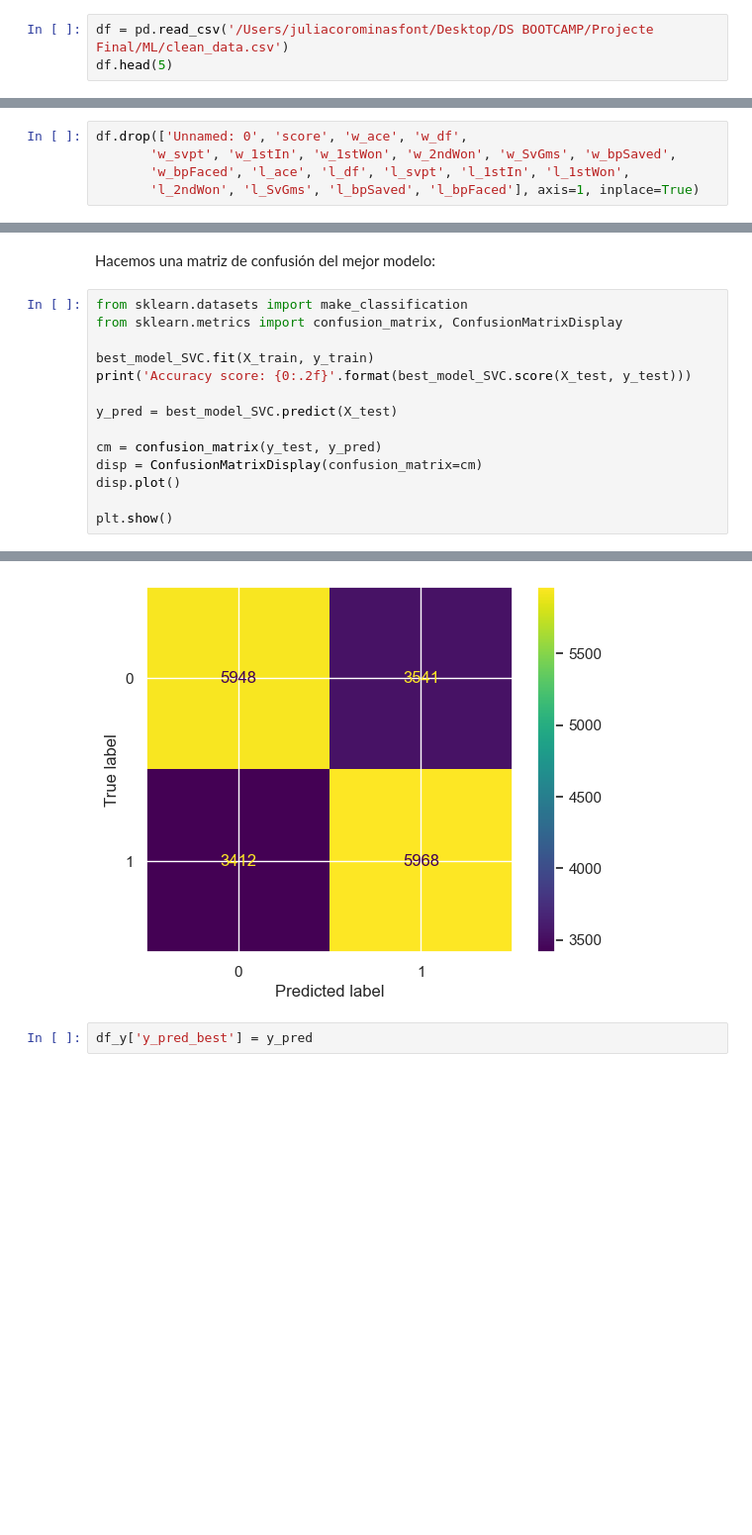
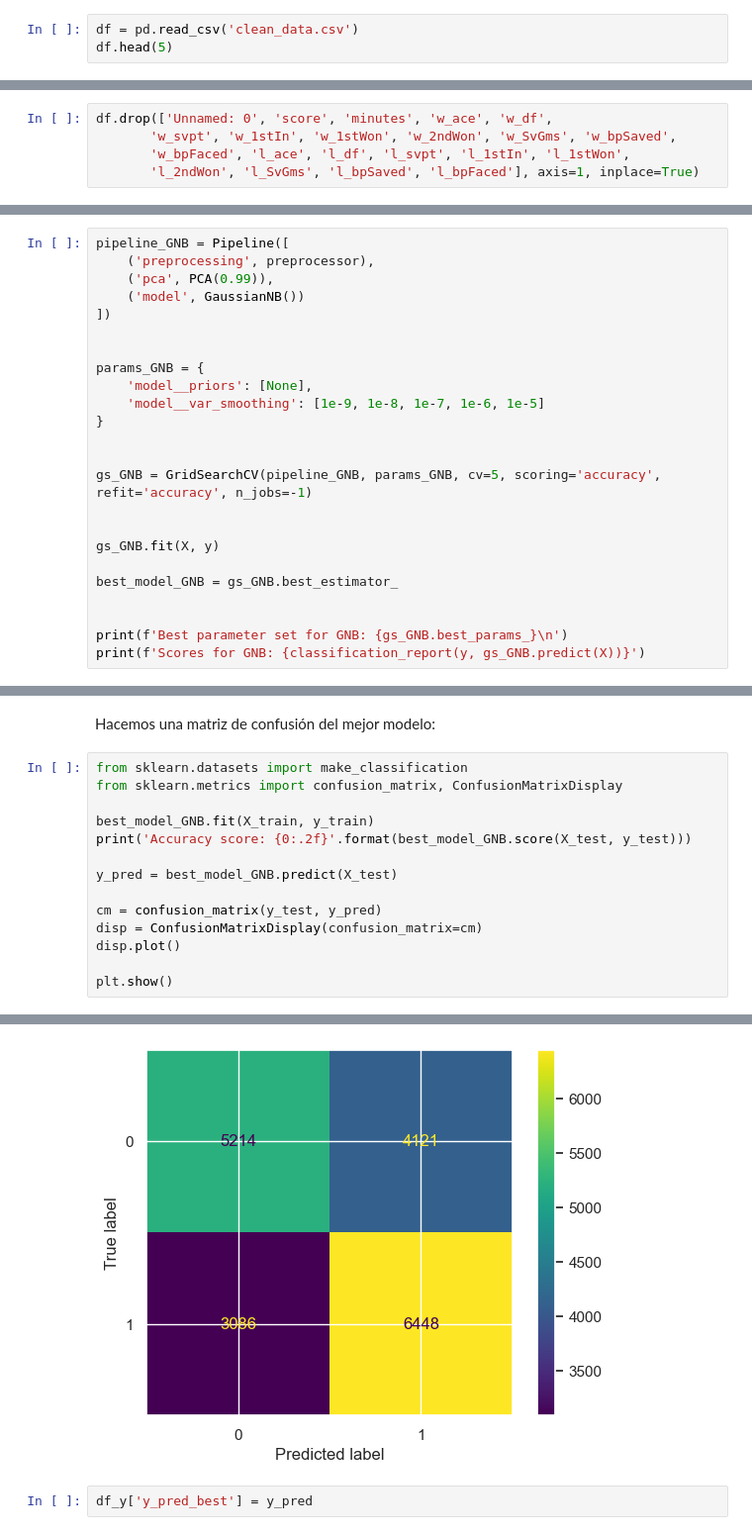
Before and after one commit to JCDataAnalysis/proyecto-ds-bootcamp, a Jupyter notebook: ML_v2.ipynb, the cells around one changed output, grey strips where cells are left out. Shown at 99% size. Cells and saved outputs as stored; diff of their text form; blank space fills up the shorter version.

```diff
--- a/ML_v2.ipynb
+++ b/ML_v2.ipynb
@@ -37,7 +37,7 @@ from joblib import dump,load
 import warnings
 warnings.filterwarnings("ignore")
 # %%
-df = pd.read_csv('/Users/juliacorominasfont/Desktop/DS BOOTCAMP/Projecte Final/ML/clean_data.csv')
+df = pd.read_csv('clean_data.csv')
 df.head(5)
 # %% [output]
 |  | Unnamed: 0 | tourney_id | tourney_name | surface | draw_size | tourney_level | tourney_date | match_num | ... |
@@ -52,5 +52,5 @@ Primero, eliminamos la variable 'score' y también los atributos relacionados co
 # %%
-df.drop(['Unnamed: 0', 'score', 'w_ace', 'w_df',
+df.drop(['Unnamed: 0', 'score', 'minutes', 'w_ace', 'w_df',
        'w_svpt', 'w_1stIn', 'w_1stWon', 'w_2ndWon', 'w_SvGms', 'w_bpSaved',
        'w_bpFaced', 'l_ace', 'l_df', 'l_svpt', 'l_1stIn', 'l_1stWon',
        'l_2ndWon', 'l_SvGms', 'l_bpSaved', 'l_bpFaced'], axis=1, inplace=True)
@@ -521,0 +477,24 @@ weighted avg       0.64      0.64      0.64     94344
+# %%
+pipeline_GNB = Pipeline([
+    ('preprocessing', preprocessor),
+    ('pca', PCA(0.99)),
+    ('model', GaussianNB())
+])
+
+
+params_GNB = {
+    'model__priors': [None],
+    'model__var_smoothing': [1e-9, 1e-8, 1e-7, 1e-6, 1e-5]
+}
+
+
+gs_GNB = GridSearchCV(pipeline_GNB, params_GNB, cv=5, scoring='accuracy', refit='accuracy', n_jobs=-1)
+
+
+gs_GNB.fit(X, y)
+
+best_model_GNB = gs_GNB.best_estimator_
+
+
+print(f'Best parameter set for GNB: {gs_GNB.best_params_}\n')
+print(f'Scores for GNB: {classification_report(y, gs_GNB.predict(X))}')
@@ -525,10 +532,10 @@ Hacemos una matriz de confusión del mejor modelo:
 from sklearn.datasets import make_classification
 from sklearn.metrics import confusion_matrix, ConfusionMatrixDisplay
 
-best_model_SVC.fit(X_train, y_train)
-print('Accuracy score: {0:.2f}'.format(best_model_SVC.score(X_test, y_test)))
+best_model_GNB.fit(X_train, y_train)
+print('Accuracy score: {0:.2f}'.format(best_model_GNB.score(X_test, y_test)))
 
-y_pred = best_model_SVC.predict(X_test)
+y_pred = best_model_GNB.predict(X_test)
 
 cm = confusion_matrix(y_test, y_pred)
 disp = ConfusionMatrixDisplay(confusion_matrix=cm)
@@ -540,4 +547,4 @@ Accuracy score: 0.63
-[figure, old version]
+[figure, new version]
 # %%
 df_y['y_pred_best'] = y_pred
 # %%
```
Also changed, not shown: parts of 22 cells of this notebook.
